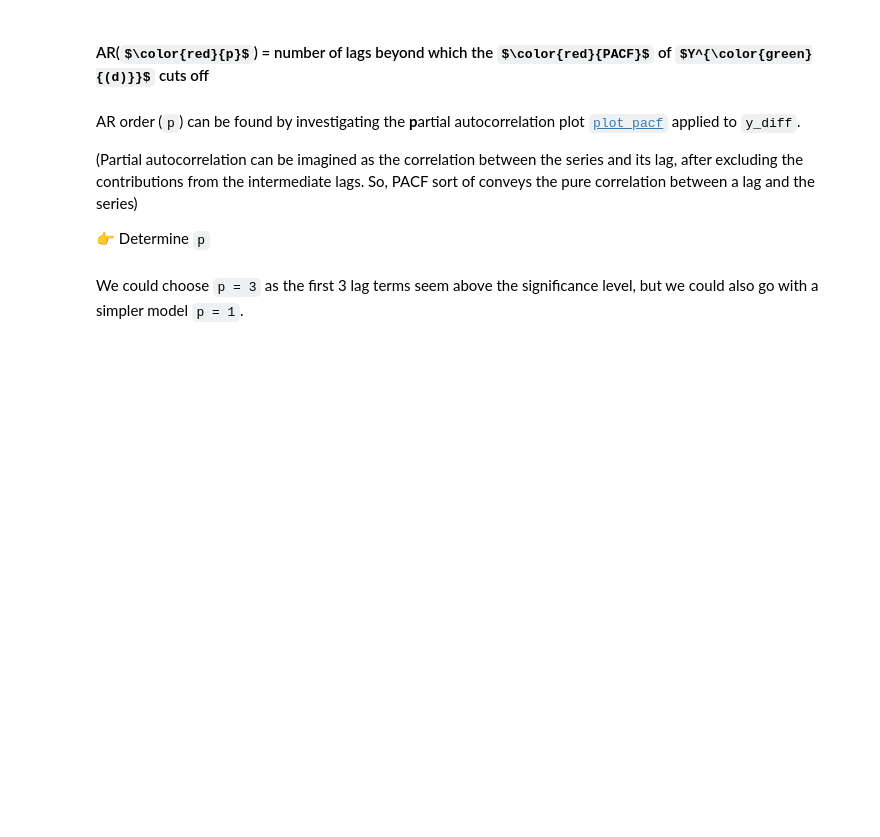
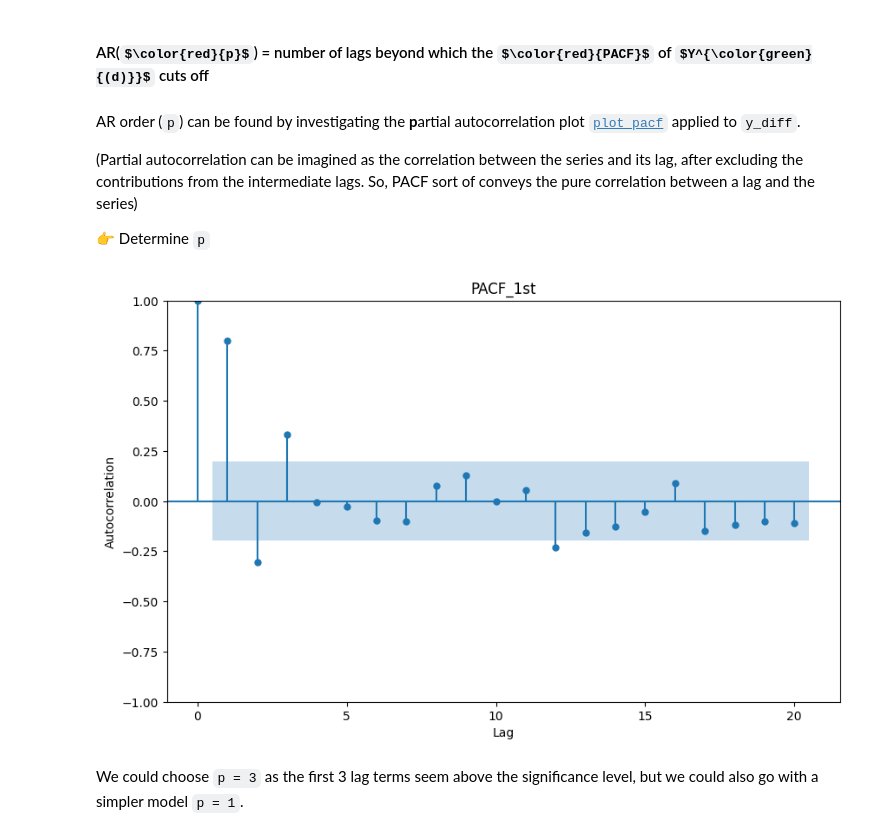
Before and after one commit to juliensoudet/data-arima, a Jupyter notebook: arima.ipynb, the cells around one changed output. Saved outputs shown, nothing was run; the diff lists cells and outputs as text; code cells hidden in the pictures; some formulas as TeX source; blank space fills up the shorter version.

```diff
--- a/arima.ipynb
+++ b/arima.ipynb
@@ -101,3 +195,12 @@ AR order (`p`) can be found by investigating the **p**artial autocorrelation plo
+# %%
+# YOUR CODE HERE
+plt.figure(figsize=(10, 6))
+plot_pacf(diff1, title="PACF_1st", ax=plt.gca())
+plt.xlabel("Lag")
+plt.ylabel("Autocorrelation")
+plt.show()
+# %% [output]
+[figure, added]
 # %% [markdown]
 We could choose `p = 3` as the first 3 lag terms seem above the significance level, but we could also go with a simpler model `p = 1`.
 # %% [markdown]
```
Also changed, not shown: parts of 27 cells of this notebook.
